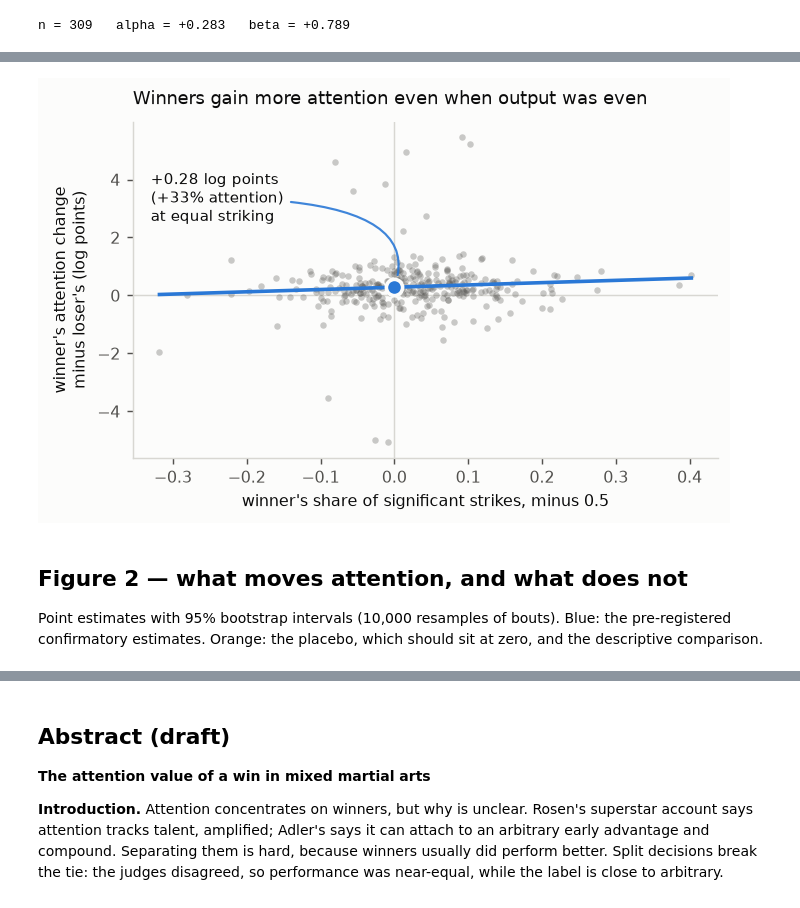
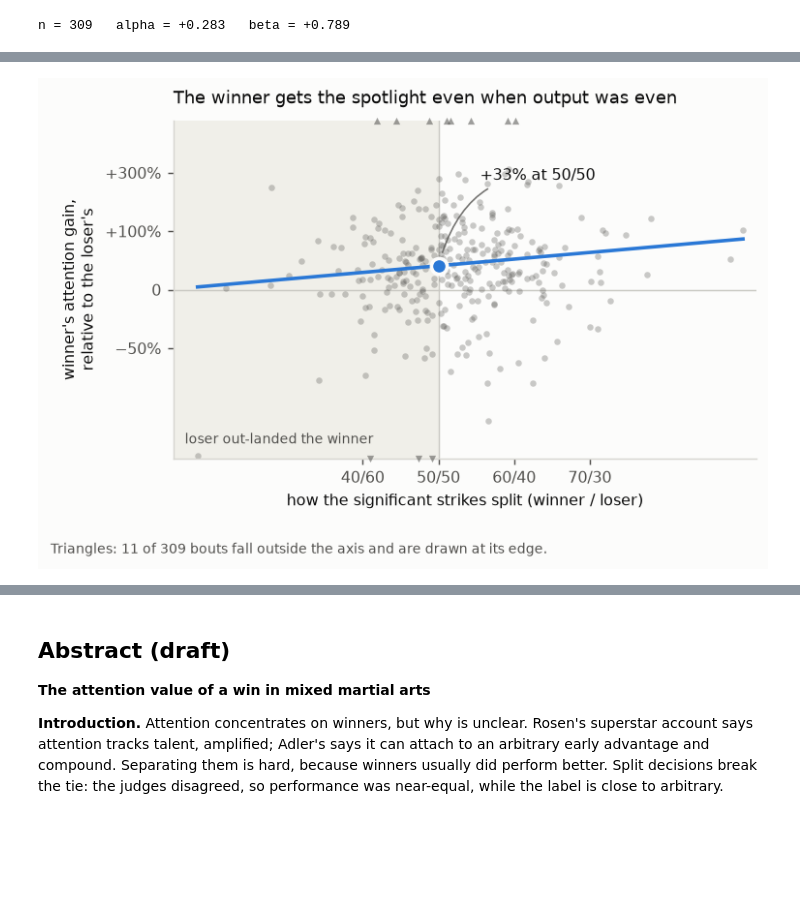
Before and after one commit to baptperr/ssac27-attention-value-of-a-win, a Jupyter notebook: notebooks/abstract.ipynb, the cells around one changed output, grey strips where cells are left out. Drawn from its saved outputs; the diff is of its cells as text; code cells hidden in the pictures; blank space fills up the shorter version.

```diff
--- a/notebooks/abstract.ipynb
+++ b/notebooks/abstract.ipynb
@@ -60,36 +68,56 @@ fighters, not 10. y is the difference in their attention change. The fitted line
 # %%
-fig, ax = plt.subplots(figsize=(5.4, 3.5))
+fig, ax = plt.subplots(figsize=(5.8, 3.6))
 
-ax.axhline(0, color="#d8d7d2", lw=0.8, zorder=1)
-ax.axvline(0, color="#d8d7d2", lw=0.8, zorder=1)
-ax.scatter(p, D, s=13, color=INK2, alpha=0.30, linewidths=0, zorder=2)
+CLIP = 2.0                      # log points; dots beyond this are drawn at the edge
+below, above = D < -CLIP, D > CLIP
+inside = ~(below | above)
+
+# the half where the LOSER out-landed the winner
+ax.axvspan(-0.35, 0, color="#f0efe9", zorder=0)
+ax.text(-0.335, -CLIP * 0.93, "loser out-landed the winner", fontsize=7.5,
+        color=INK2, ha="left", va="bottom")
+
+ax.axhline(0, color="#c9c8c2", lw=0.8, zorder=1)
+ax.axvline(0, color="#c9c8c2", lw=0.8, zorder=1)
+ax.scatter(p[inside], D[inside], s=13, color=INK2, alpha=0.30, linewidths=0, zorder=2)
+# outliers pinned to the edge, so they are visible without squashing the cloud
+ax.scatter(p[above], np.full(above.sum(), CLIP), s=16, marker="^", color=INK2,
+           alpha=0.55, linewidths=0, zorder=3, clip_on=False)
+ax.scatter(p[below], np.full(below.sum(), -CLIP), s=16, marker="v", color=INK2,
+           alpha=0.55, linewidths=0, zorder=3, clip_on=False)
 
 xs = np.linspace(p.min(), p.max(), 100)
 ax.plot(xs, alpha + beta * xs, color=BLUE, lw=2, zorder=4)
+ax.plot([0], [alpha], marker="o", ms=9, color=BLUE, mec=SURFACE, mew=2, zorder=5)
+ax.annotate(f"+{100*(math.exp(alpha)-1):.0f}% at 50/50", xy=(0, alpha),
+            xytext=(0.055, 1.35), color=INK, fontsize=9, ha="left", va="center",
+            arrowprops=dict(arrowstyle="-", color=INK2, lw=0.9, alpha=0.8,
+                            connectionstyle="angle3,angleA=0,angleB=75",
+                            shrinkA=2, shrinkB=8))
 
-# the headline: the intercept
-ax.plot([0], [alpha], marker="o", ms=9, color=BLUE, mec=SURFACE, mew=2, zorder=5)
-ax.annotate(f"+{alpha:.2f} log points\n(+{100*(math.exp(alpha)-1):.0f}% attention)\nat equal striking",
-            xy=(0, alpha), xytext=(-0.33, 4.3),
-            color=INK, fontsize=8.5, ha="left", va="top",
-            arrowprops=dict(arrowstyle="-", color=BLUE, lw=1.2, alpha=0.9,
-                            connectionstyle="angle3,angleA=0,angleB=70",
-                            shrinkA=2, shrinkB=7))
+# y in percent: round percentages, placed at their true log positions, so the
+# geometry stays honest (equal distances are equal ratios).
+ypct = [-50, 0, 100, 300]
+ax.set_yticks([math.log1p(v / 100) for v in ypct])
+ax.set_yticklabels([("0" if v == 0 else f"{v:+d}%".replace("-", "−"))
+                    for v in ypct])
+ax.set_ylim(-CLIP, CLIP)
 
-ax.set_xlabel("winner's share of significant strikes, minus 0.5")
-ax.set_ylabel("winner's attention change\nminus loser's (log points)")
-ax.set_title("Winners gain more attention even when output was even", loc="left",
-             color=INK, pad=10)
-for s in ("top", "right"):
-    ax.spines[s].set_visible(False)
+xticks = [-0.10, 0.0, 0.10, 0.20]
+ax.set_xticks(xticks)
+ax.set_xticklabels(["40/60", "50/50", "60/40", "70/30"])
+ax.set_xlim(-0.35, 0.42)
+
+ax.set_xlabel("how the significant strikes split (winner / loser)")
+ax.set_ylabel("winner's attention gain,\nrelative to the loser's")
+ax.set_title("The winner gets the spotlight even when output was even",
+             loc="left", color=INK, pad=10)
+for sp in ("top", "right"):
+    ax.spines[sp].set_visible(False)
+fig.text(0.01, -0.06, f"Triangles: {int(above.sum() + below.sum())} of {len(D)} bouts fall "
+         f"outside the axis and are drawn at its edge.", fontsize=7.5, color=INK2)
 fig.tight_layout()
 fig.savefig(FIGS / "fig1_label_effect.png", bbox_inches="tight")
 plt.show()
 # %% [output]
-[figure, old version]
+[figure, new version]
-# %% [markdown]
-## Figure 2 — what moves attention, and what does not
-
-Point estimates with 95% bootstrap intervals (10,000 resamples of bouts).
-Blue: the pre-registered confirmatory estimates. Orange: the placebo, which should
-sit at zero, and the descriptive comparison.
```
Also changed, not shown: parts of 4 cells of this notebook, 3 other files.
